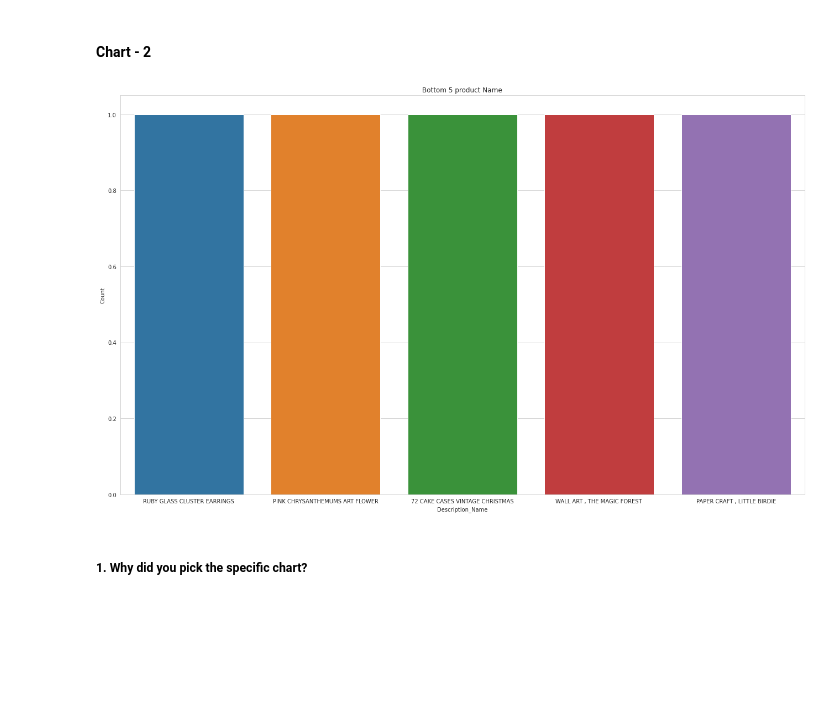
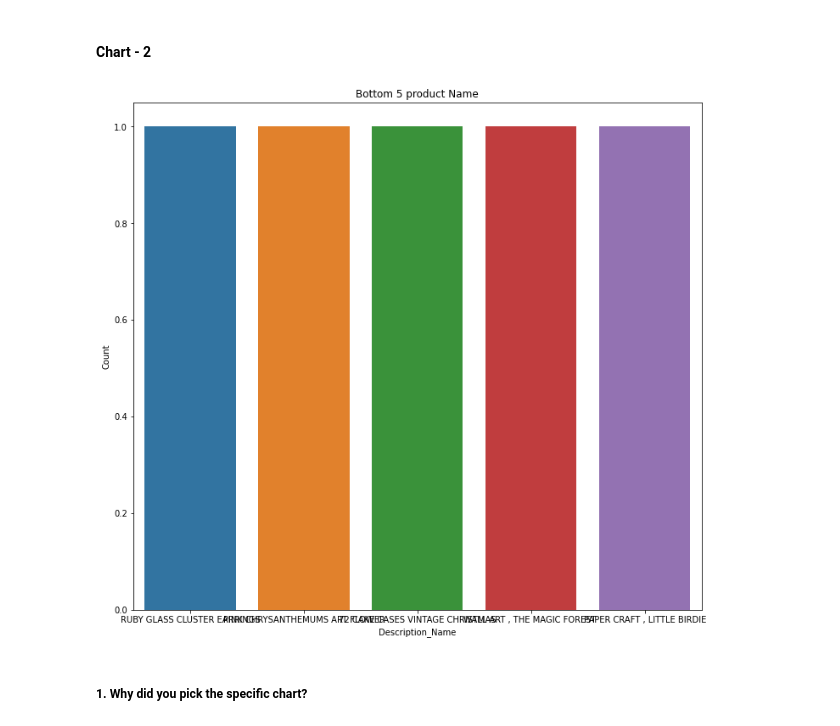
Before and after one commit to sakshantG/Online_Retail_Customer_Segmentation, a Jupyter notebook: Online_Retail_Customer_Segmentation.ipynb, the cells around one changed output. Drawn from its saved outputs; the diff is of its cells as text; code cells hidden in the pictures; blank space fills up the shorter version.

```diff
--- a/Online_Retail_Customer_Segmentation.ipynb
+++ b/Online_Retail_Customer_Segmentation.ipynb
@@ -335,12 +335,12 @@ Yes, above bar-plot helps creating positive business impact.
 #### Chart - 2
 # %%
 # Chart - 2 plot of Bottom 5 product Name
-plt.figure(figsize=(18,11))
+plt.figure(figsize=(12,11))
 plt.title('Bottom 5 product Name')
 sns.barplot(x='Description_Name',y='Count',data=Description_df[-5:])
 plt.show()
 # %% [output]
-[figure, old version]
+[figure, new version]
 # %% [markdown]
 ##### 1. Why did you pick the specific chart?
 # %% [markdown]
```
Also changed, not shown: parts of 173 cells of this notebook.
